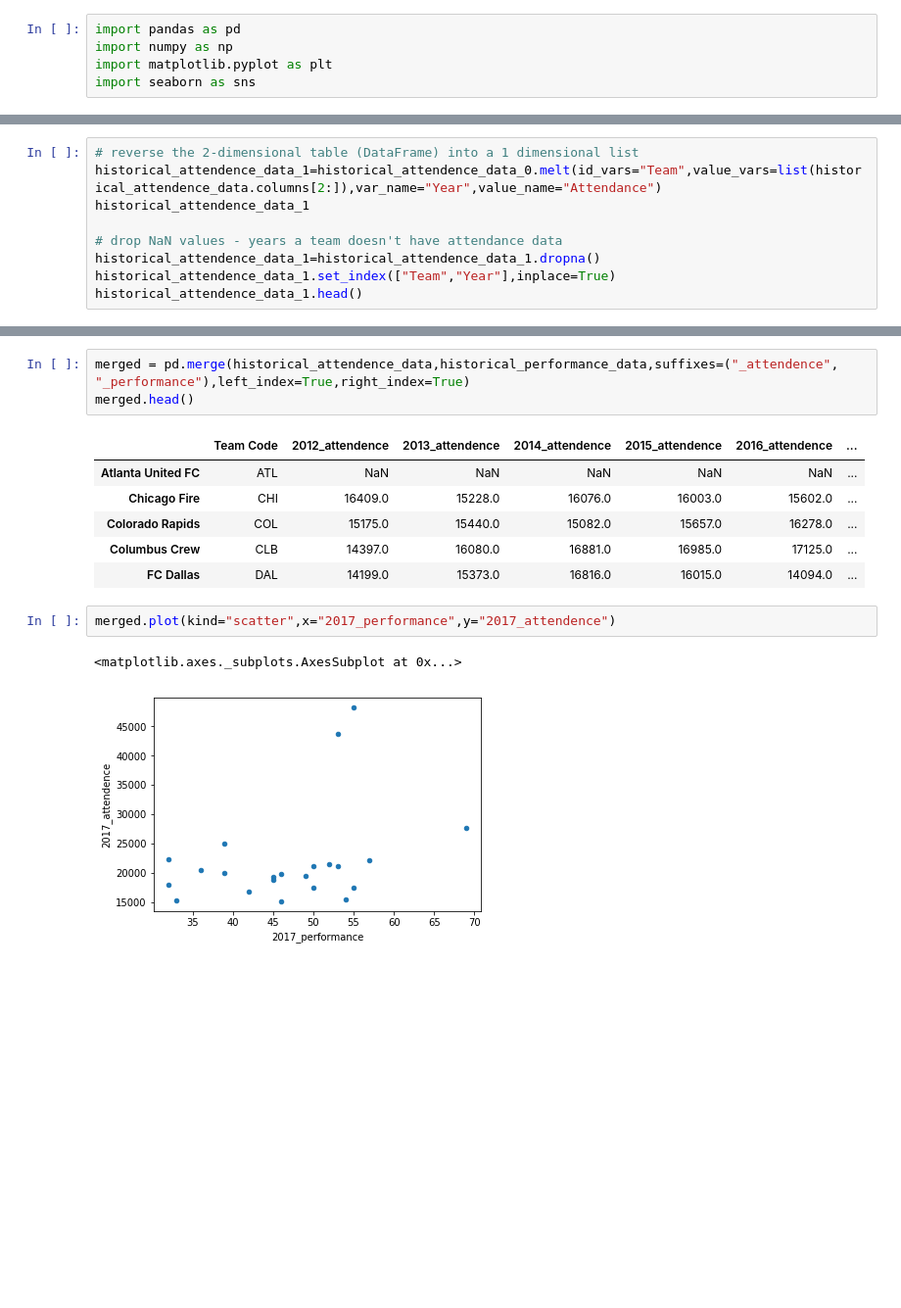
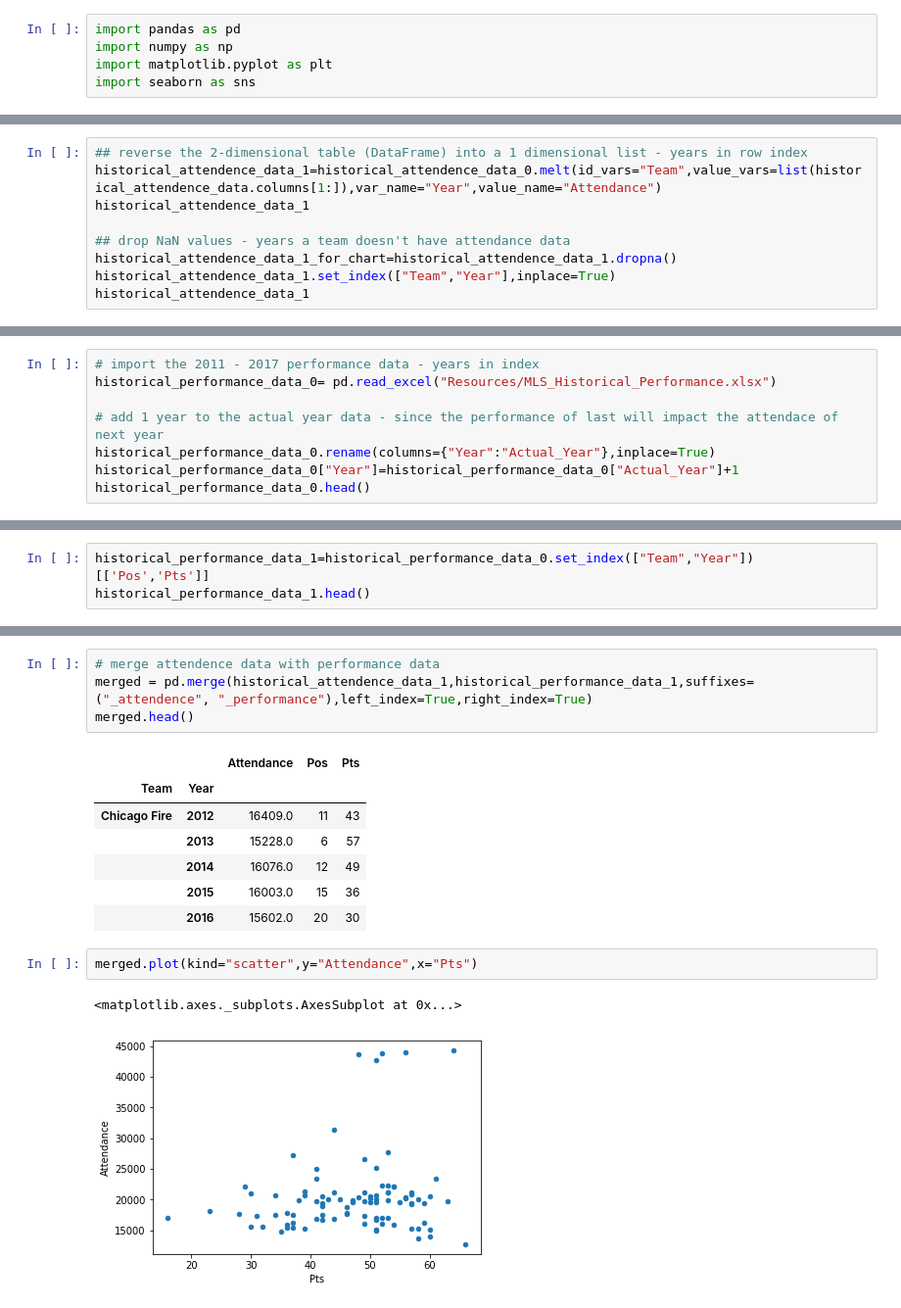
Before and after one commit to Jccommander/Project1-WJBA, a Jupyter notebook: Data Analysis.ipynb, the cells around one changed output, grey strips where cells are left out. Shown at 98% size. Cells and saved outputs as stored; diff of their text form; blank space fills up the shorter version.

```diff
--- a/Data Analysis.ipynb
+++ b/Data Analysis.ipynb
@@ -53,12 +31,12 @@ historical_attendence_data
 # %%
-# reverse the 2-dimensional table (DataFrame) into a 1 dimensional list
-historical_attendence_data_1=historical_attendence_data_0.melt(id_vars="Team",value_vars=list(historical_attendence_data.columns[2:]),var_name="Year",value_name="Attendance")
+## reverse the 2-dimensional table (DataFrame) into a 1 dimensional list - years in row index
+historical_attendence_data_1=historical_attendence_data_0.melt(id_vars="Team",value_vars=list(historical_attendence_data.columns[1:]),var_name="Year",value_name="Attendance")
 historical_attendence_data_1
 
-# drop NaN values - years a team doesn't have attendance data
-historical_attendence_data_1=historical_attendence_data_1.dropna()
+## drop NaN values - years a team doesn't have attendance data
+historical_attendence_data_1_for_chart=historical_attendence_data_1.dropna()
 historical_attendence_data_1.set_index(["Team","Year"],inplace=True)
-historical_attendence_data_1.head()
+historical_attendence_data_1
 # %% [output]
 |  |  | Attendance |
 | Team | Year |  |
@@ -90,0 +68,8 @@ historical_performance_data_1.head()
+# %%
+# import the 2011 - 2017 performance data - years in index
+historical_performance_data_0= pd.read_excel("Resources/MLS_Historical_Performance.xlsx")
+
+# add 1 year to the actual year data - since the performance of last will impact the attendace of next year
+historical_performance_data_0.rename(columns={"Year":"Actual_Year"},inplace=True)
+historical_performance_data_0["Year"]=historical_performance_data_0["Actual_Year"]+1
+historical_performance_data_0.head()
@@ -90,0 +83,3 @@ historical_performance_data_1.head()
+# %%
+historical_performance_data_1=historical_performance_data_0.set_index(["Team","Year"])[['Pos','Pts']]
+historical_performance_data_1.head()
@@ -110,15 +114,17 @@ plt.grid(axis="y")
 # %%
-merged = pd.merge(historical_attendence_data,historical_performance_data,suffixes=("_attendence", "_performance"),left_index=True,right_index=True)
+# merge attendence data with performance data
+merged = pd.merge(historical_attendence_data_1,historical_performance_data_1,suffixes=("_attendence", "_performance"),left_index=True,right_index=True)
 merged.head()
 # %% [output]
-|  | Team Code | 2012_attendence | 2013_attendence | 2014_attendence | 2015_attendence | 2016_attendence | ... |
-| Atlanta United FC | ATL | NaN | NaN | NaN | NaN | NaN | ... |
-| Chicago Fire | CHI | 16409.0 | 15228.0 | 16076.0 | 16003.0 | 15602.0 | ... |
-| Colorado Rapids | COL | 15175.0 | 15440.0 | 15082.0 | 15657.0 | 16278.0 | ... |
-| Columbus Crew | CLB | 14397.0 | 16080.0 | 16881.0 | 16985.0 | 17125.0 | ... |
-| FC Dallas | DAL | 14199.0 | 15373.0 | 16816.0 | 16015.0 | 14094.0 | ... |
+|  |  | Attendance | Pos | Pts |
+| Team | Year |  |  |  |
+| Chicago Fire | 2012 | 16409.0 | 11 | 43 |
+|  | 2013 | 15228.0 | 6 | 57 |
+|  | 2014 | 16076.0 | 12 | 49 |
+|  | 2015 | 16003.0 | 15 | 36 |
+|  | 2016 | 15602.0 | 20 | 30 |
 # %%
-merged.plot(kind="scatter",x="2017_performance",y="2017_attendence")
+merged.plot(kind="scatter",y="Attendance",x="Pts")
 # %% [output]
 <matplotlib.axes._subplots.AxesSubplot at 0x...>
-[figure, old version]
+[figure, new version]
```
Also changed, not shown: parts of 27 cells of this notebook, 2 other files.
